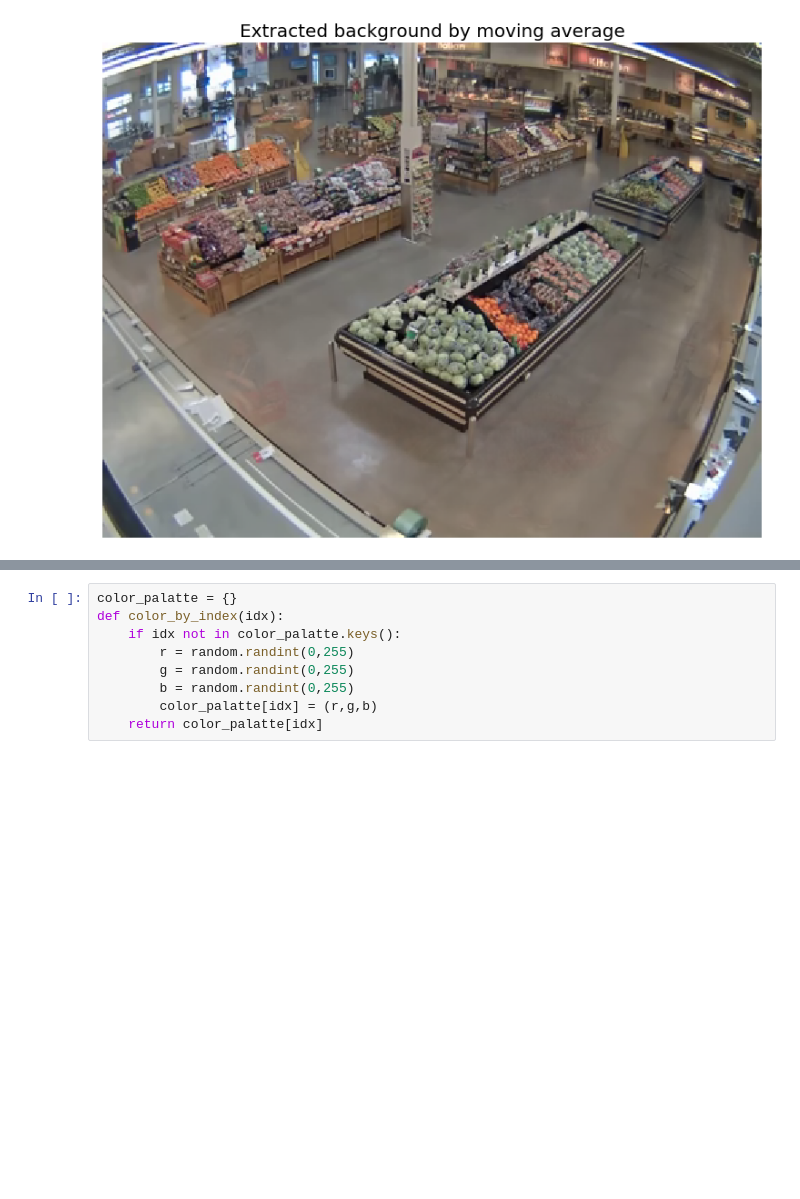
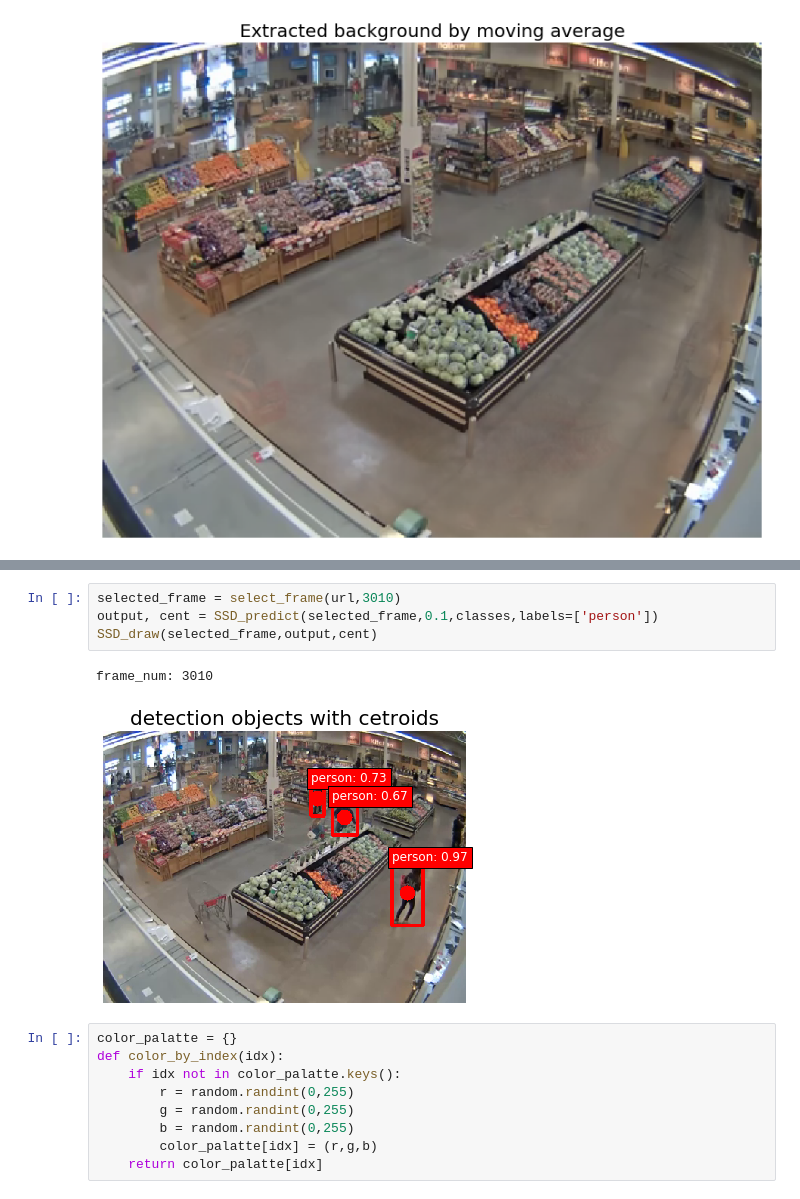
Before and after one commit to sungsujaing/INSIGHT-project, a Jupyter notebook: Motion_analyzer.ipynb, the cells around one changed output, grey strips where cells are left out. Saved outputs shown, nothing was run; the diff lists cells and outputs as text; blank space fills up the shorter version.

```diff
--- a/Motion_analyzer.ipynb
+++ b/Motion_analyzer.ipynb
@@ -212,3 +282,10 @@ plt.show()
+# %%
+selected_frame = select_frame(url,3010)
+output, cent = SSD_predict(selected_frame,0.1,classes,labels=['person'])
+SSD_draw(selected_frame,output,cent)
+# %% [output]
+frame_num: 3010
+[figure, added]
 # %%
 color_palatte = {}
 def color_by_index(idx):
```
Also changed, not shown: parts of 20 cells of this notebook.
